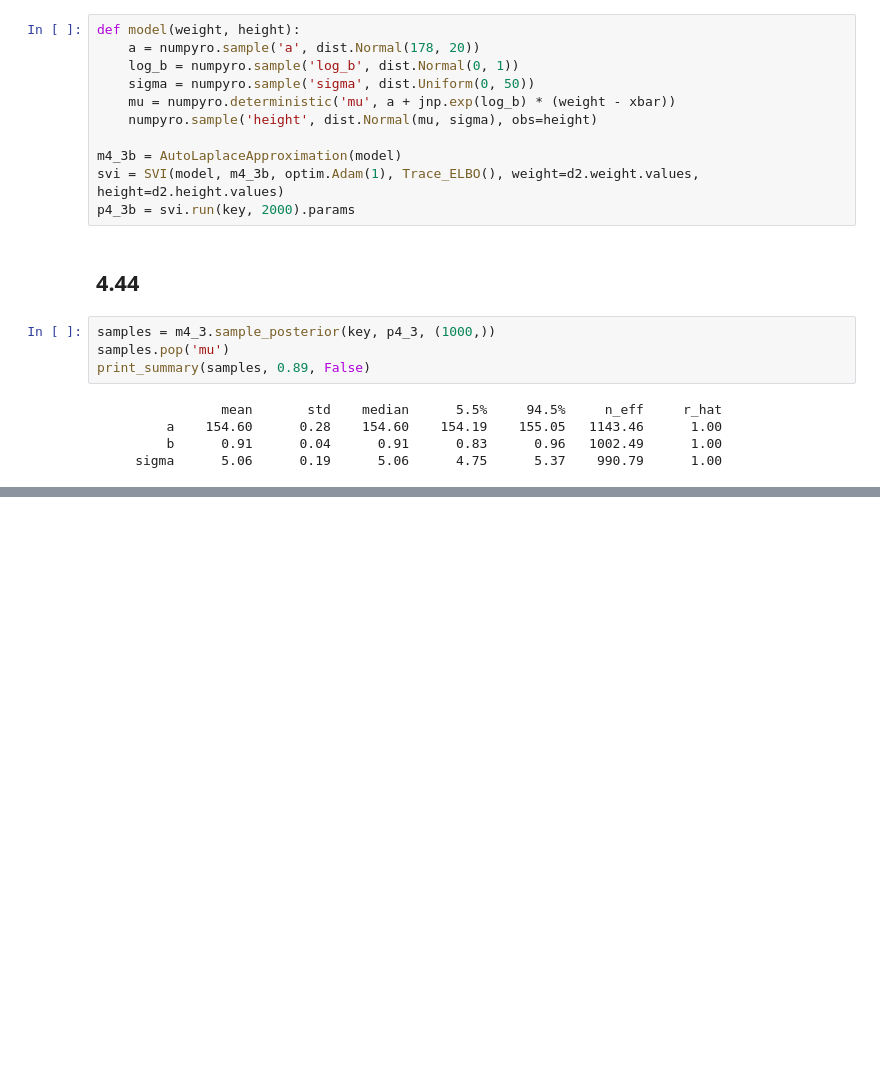
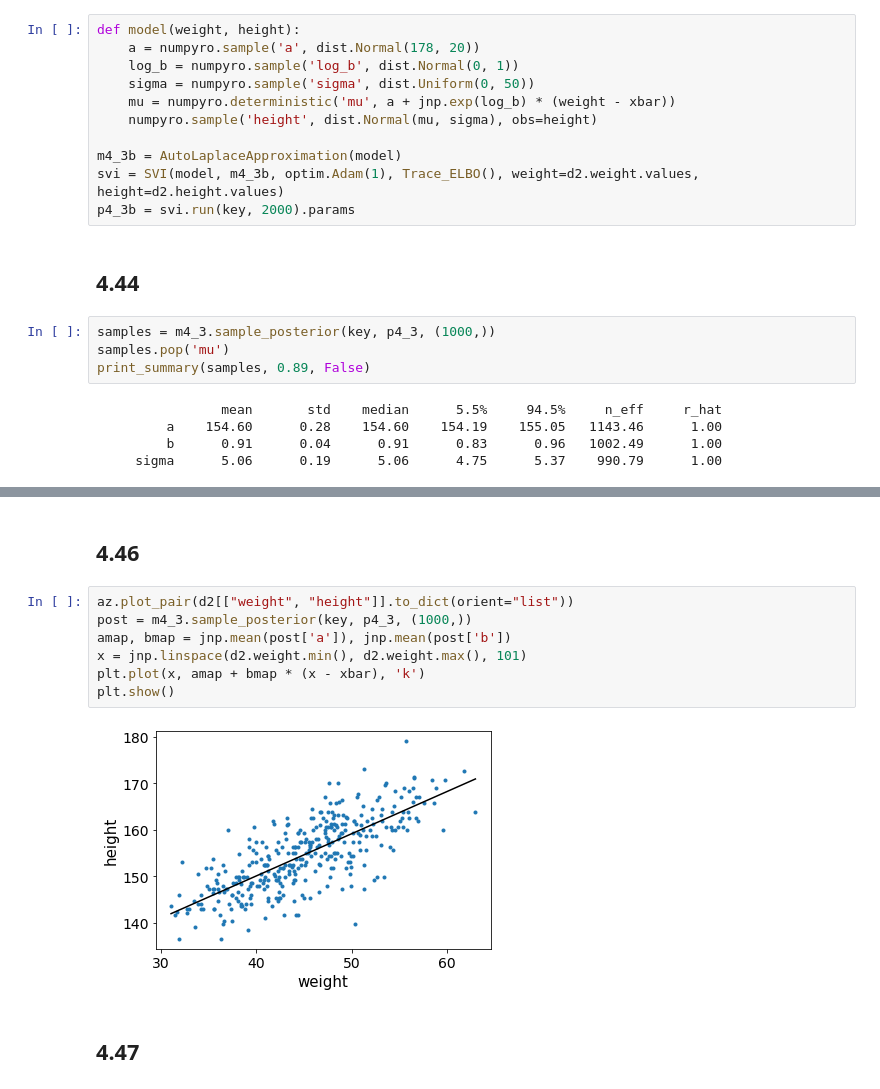
Before and after one commit to 8wgf3b/books, a Jupyter notebook: stat_rethink/Chap4.ipynb, the cells around one changed output, grey strips where cells are left out. Saved outputs shown, nothing was run; the diff lists cells and outputs as text; blank space fills up the shorter version.

Commit message:
4.4.3.3 Adding uncertainity around the mean

```diff
--- a/stat_rethink/Chap4.ipynb
+++ b/stat_rethink/Chap4.ipynb
@@ -499,0 +509,13 @@ print_summary(samples, 0.89, False)
+# %% [markdown]
+## 4.46
+# %%
+az.plot_pair(d2[["weight", "height"]].to_dict(orient="list"))
+post = m4_3.sample_posterior(key, p4_3, (1000,))
+amap, bmap = jnp.mean(post['a']), jnp.mean(post['b'])
+x = jnp.linspace(d2.weight.min(), d2.weight.max(), 101)
+plt.plot(x, amap + bmap * (x - xbar), 'k')
+plt.show()
+# %% [output]
+[figure, added]
+# %% [markdown]
+## 4.47
```
Also changed, not shown: parts of 5 cells of this notebook.
